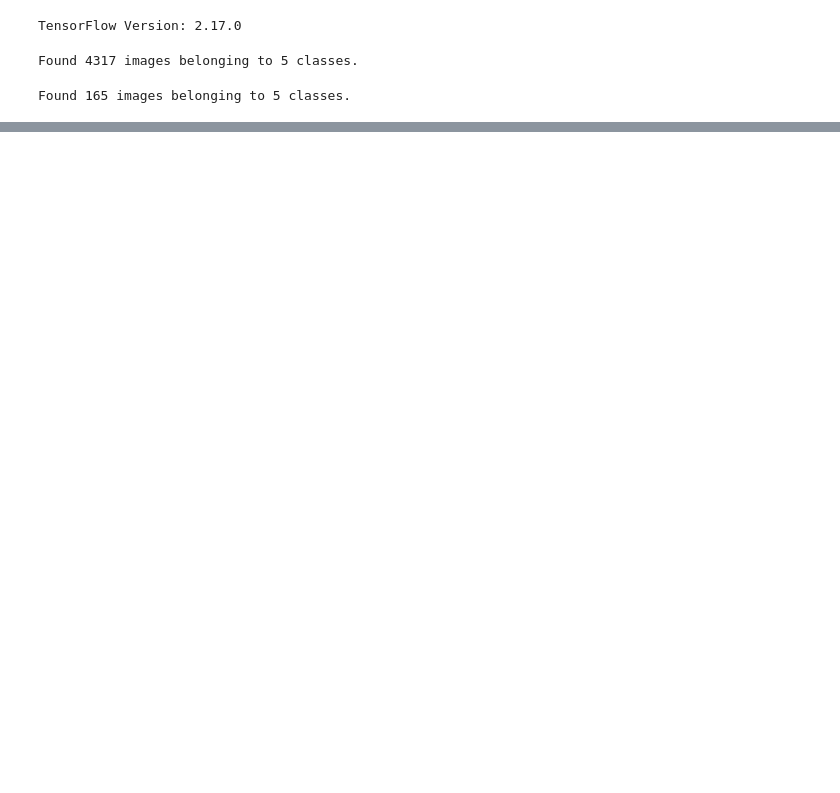
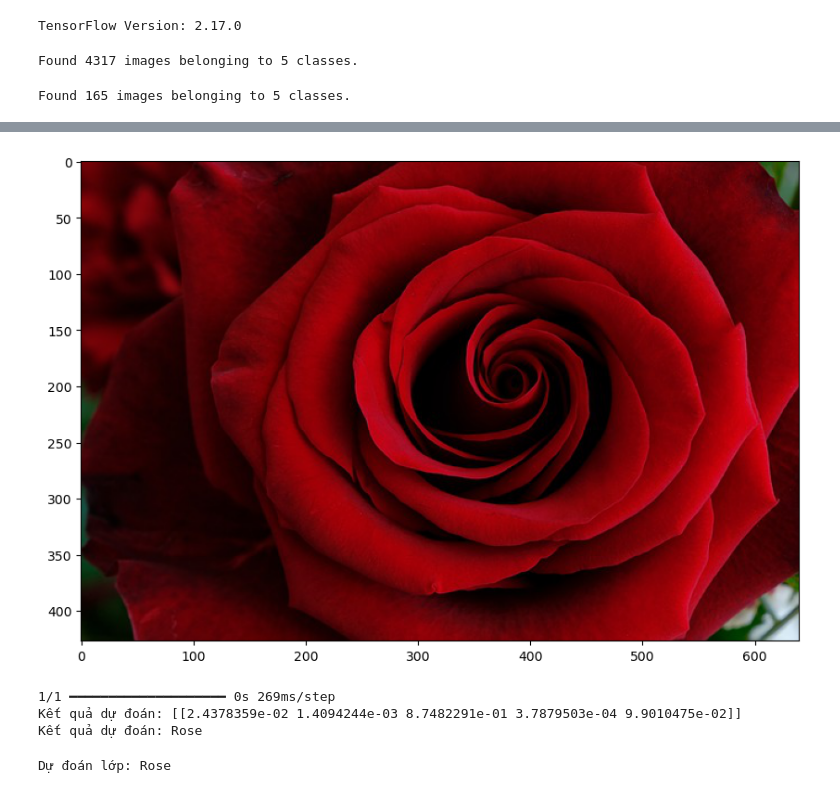
Before and after one commit to phanvantuan14/flower_cnn, a Jupyter notebook: flower_recognition.ipynb, the cells around one changed output, grey strips where cells are left out. Drawn from its saved outputs; the diff is of its cells as text; code cells hidden in the pictures; blank space fills up the shorter version.

```diff
--- a/flower_recognition.ipynb
+++ b/flower_recognition.ipynb
@@ -129,0 +148,5 @@ Rose
+# %%
+# Đánh giá mô hình trên tập dữ liệu kiểm tra
+loaded_model = tf.keras.models.load_model('new_model.keras')
+test_loss, test_accuracy = loaded_model.evaluate(test_set)
+print(f'Test Accuracy: {test_accuracy * 100:.2f}%')
@@ -130,3 +216,50 @@ Rose
+# %%
+#test thực tế trên một ảnh bất kì của 5 loại hoa
+import cv2
+from PIL import Image
+
+#list_ = ['daisy', 'dandelion', 'rose', 'sunflower', 'tulip']
+
+# Tải hình ảnh và đảm bảo kích thước chính xác
+test_image_path = 'prediction_set/rose.jpg'
+test_image = Image.open(test_image_path)
+
+# Hiển thị ảnh gốc
+plt.figure(figsize=(10, 10))
+plt.imshow(test_image)
+
+plt.show()
+
+# Đảm bảo kích thước chính xác cho dự đoán
+target_size = (64, 64)
+test_image_resized = test_image.resize(target_size)
+
+# Chuyển đổi ảnh đã thay đổi kích thước thành mảng và chuẩn hóa
+test_image_array = np.array(test_image_resized)
+test_image_array = np.expand_dims(test_image_array, axis=0)
+test_image_array = test_image_array / 255.0
+
+# Dự đoán kết quả
+result = loaded_model.predict(test_image_array)
+# Chuyển đổi dự đoán thành chỉ số lớp
+predicted_class_index = np.argmax(result, axis=1)[0]
+# Ánh xạ chỉ số lớp thành tên loại hoa
+predicted_flower_name = class_names[predicted_class_index]
+
+print("Kết quả dự đoán:", result)
+print("Kết quả dự đoán:", predicted_flower_name)
+# %% [output]
+[figure, added]
+1/1 ━━━━━━━━━━━━━━━━━━━━ 0s 269ms/step
+Kết quả dự đoán: [[2.4378359e-02 1.4094244e-03 8.7482291e-01 3.7879503e-04 9.9010475e-02]]
+Kết quả dự đoán: Rose
+# %%
+# Lớp của kết quả dự đoán
+predicted_class_index = np.argmax(result[0])
+predicted_class = class_names[predicted_class_index]
+print(f'Dự đoán lớp: {predicted_class}')
+# %% [output]
+Dự đoán lớp: Rose
 # %%
 #Đánh giá hiệu suất
 plt.plot(History.history['loss'])
```
Also changed, not shown: parts of 17 cells of this notebook, 1 other file.
